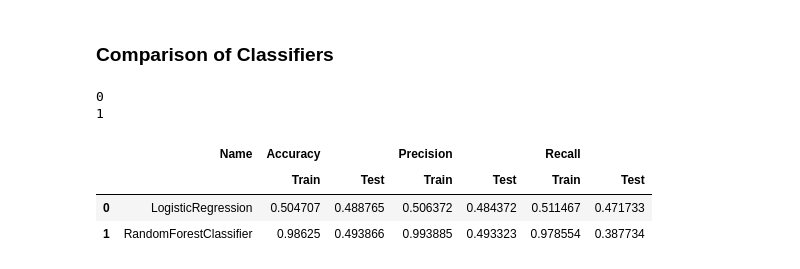
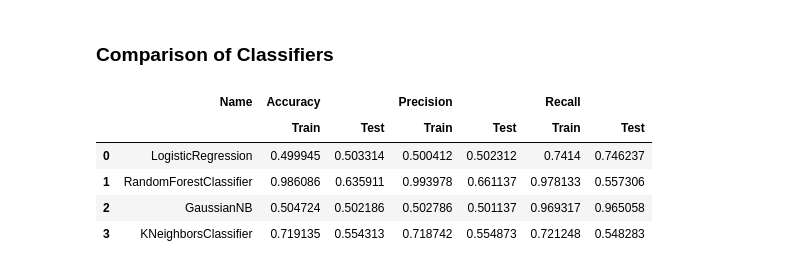
Before and after one commit to nico-busch/PHBS_MLF_2018, a Jupyter notebook: notebook.ipynb, the cells around one changed output. Drawn from its saved outputs; the diff is of its cells as text; code cells hidden in the pictures.

```diff
--- a/notebook.ipynb
+++ b/notebook.ipynb
@@ -243,7 +235,7 @@ memory usage: 467.6+ MB
 drop = ['ENTITY_TYPE', 'RP_POSITION_ID', 'COUNTRY_CODE','TIMESTAMP_EST','RPNA_DATE_EST','RPNA_TIME_EST',
         'TIME_TO_CLOSE','RPNA_DATE_UTC','RPNA_TIME_UTC','ENTITY_NAME', 'EVALUATION_METHOD', 'ENS_KEY',
         'G_ENS_KEY', 'EVENT_SIMILARITY_KEY', 'RP_STORY_ID', 'PRODUCT_KEY', 'COMPANY', 'ISIN', 'BER', 'ANL_CHG',
-        'TICKER', 'NEXT_MARKET_DATE', 'NEXT_MARKET_CLOSE', 'gvkey', 'iid', 'datadate', 'tic', 'conm', 'cshtrd',
+        'NEXT_MARKET_DATE', 'NEXT_MARKET_CLOSE', 'gvkey', 'iid', 'datadate', 'tic', 'conm', 'cshtrd',
         'prccd', 'prchd', 'prcld', 'prcod', 'trfd', 'exchg', 'RP_ENTITY_ID','cov','var','beta','exp_return']
 df = df.drop(drop, axis = 1)
 # %% [markdown]
@@ -321,18 +318,13 @@ sns.heatmap(corrmat, vmax = 0.75, square = True, annot = True, fmt='.2f');
 # %%
 # assigning feature matrix and output variable
 
-X = df[['RELEVANCE','GROUP','ESS','AES','AEV','ENS','ENS_SIMILARITY_GAP', 'ENS_ELAPSED','G_ENS',
+X = df[['RELEVANCE', 'ESS','AES','AEV','ENS','ENS_SIMILARITY_GAP', 'ENS_ELAPSED','G_ENS',
         'G_ENS_SIMILARITY_GAP','G_ENS_ELAPSED','NEWS_TYPE','RP_STORY_EVENT_INDEX', 'RP_STORY_EVENT_COUNT',
         'CSS','NIP','PEQ','BEE','BMQ','BAM','BCA','MCQ']]
 y = df['abnormal_return_flag']
 # %%
 # transform nominal features to dummy features
 X = pd.get_dummies(X)
-# %%
-# create interaction terms
-
-from sklearn.preprocessing import PolynomialFeatures
-X = PolynomialFeatures(interaction_only=True, include_bias=False).fit_transform(X)
 # %% [markdown]
 ## Model Selection
 # %% [markdown]
@@ -400,10 +386,12 @@ NameError: name 'X_train_std' is not defined
 ### Comparison of Classifiers
 # %%
 # compare different classifiers
-
 from sklearn.preprocessing import StandardScaler
+from sklearn.preprocessing import PolynomialFeatures
 from sklearn.pipeline import make_pipeline
 from sklearn.model_selection import cross_validate
+from sklearn.model_selection import ShuffleSplit
+from sklearn.decomposition import PCA
 
 from sklearn.linear_model import LogisticRegression
 from sklearn.ensemble import RandomForestClassifier
@@ -415,40 +403,44 @@ classifiers = [
     LogisticRegression(),
     RandomForestClassifier(),
     #SVC(),
-    #GaussianNB(),
-    #KNeighborsClassifier()
+    GaussianNB(),
+    KNeighborsClassifier()
     ]
 
 clf_columns = [['Name', 'Accuracy', 'Accuracy', 'Precision', 'Precision', 'Recall', 'Recall'],
                ['', 'Train', 'Test', 'Train', 'Test', 'Train', 'Test']]
 
 
 clf_table = pd.DataFrame(columns = clf_columns)
 
+ss = ShuffleSplit(n_splits = 5, random_state = 0)
+
 for i, clf in enumerate(classifiers):
 
-    print(i)
     clf_name = clf.__class__.__name__
     clf_table.loc[i, 'Name'] = clf_name
 
-    pipe = make_pipeline(StandardScaler(), clf)
+    pipe = make_pipeline(PolynomialFeatures(interaction_only=True, include_bias=False),
+                         PCA(10),
+                         StandardScaler(),
+                         clf)
 
     cv = cross_validate(clf, X, y, scoring = ['accuracy', 'precision', 'recall'],
-                        return_train_score = True, cv = 5)
+                        return_train_score = True, cv = ss)
 
     clf_table.loc[i, ('Accuracy', 'Train')] = cv['train_accuracy'].mean()
     clf_table.loc[i, ('Accuracy', 'Test')] = cv['test_accuracy'].mean()
     clf_table.loc[i, ('Precision', 'Train')] = cv['train_precision'].mean()
     clf_table.loc[i, ('Precision', 'Test')] = cv['test_precision'].mean()
     clf_table.loc[i, ('Recall', 'Train')] = cv['train_recall'].mean()
     clf_table.loc[i, ('Recall', 'Test')] = cv['test_recall'].mean()
 
-clf_table.sort_values(by = [('Accuracy', 'Train')], ascending = False, inplace = False)
+clf_table.sort_values(by = [('Accuracy', 'Test')], ascending = False, inplace = False)
 clf_table
 # %% [output]
-0
-1
 |  | Name | Accuracy |  | Precision |  | Recall |  |
 |  |  | Train | Test | Train | Test | Train | Test |
-| 0 | LogisticRegression | 0.504707 | 0.488765 | 0.506372 | 0.484372 | 0.511467 | 0.471733 |
-| 1 | RandomForestClassifier | 0.98625 | 0.493866 | 0.993885 | 0.493323 | 0.978554 | 0.387734 |
+| 0 | LogisticRegression | 0.499945 | 0.503314 | 0.500412 | 0.502312 | 0.7414 | 0.746237 |
+| 1 | RandomForestClassifier | 0.986086 | 0.635911 | 0.993978 | 0.661137 | 0.978133 | 0.557306 |
+| 2 | GaussianNB | 0.504724 | 0.502186 | 0.502786 | 0.501137 | 0.969317 | 0.965058 |
+| 3 | KNeighborsClassifier | 0.719135 | 0.554313 | 0.718742 | 0.554873 | 0.721248 | 0.548283 |
```
Also changed, not shown: parts of 6 cells of this notebook.
